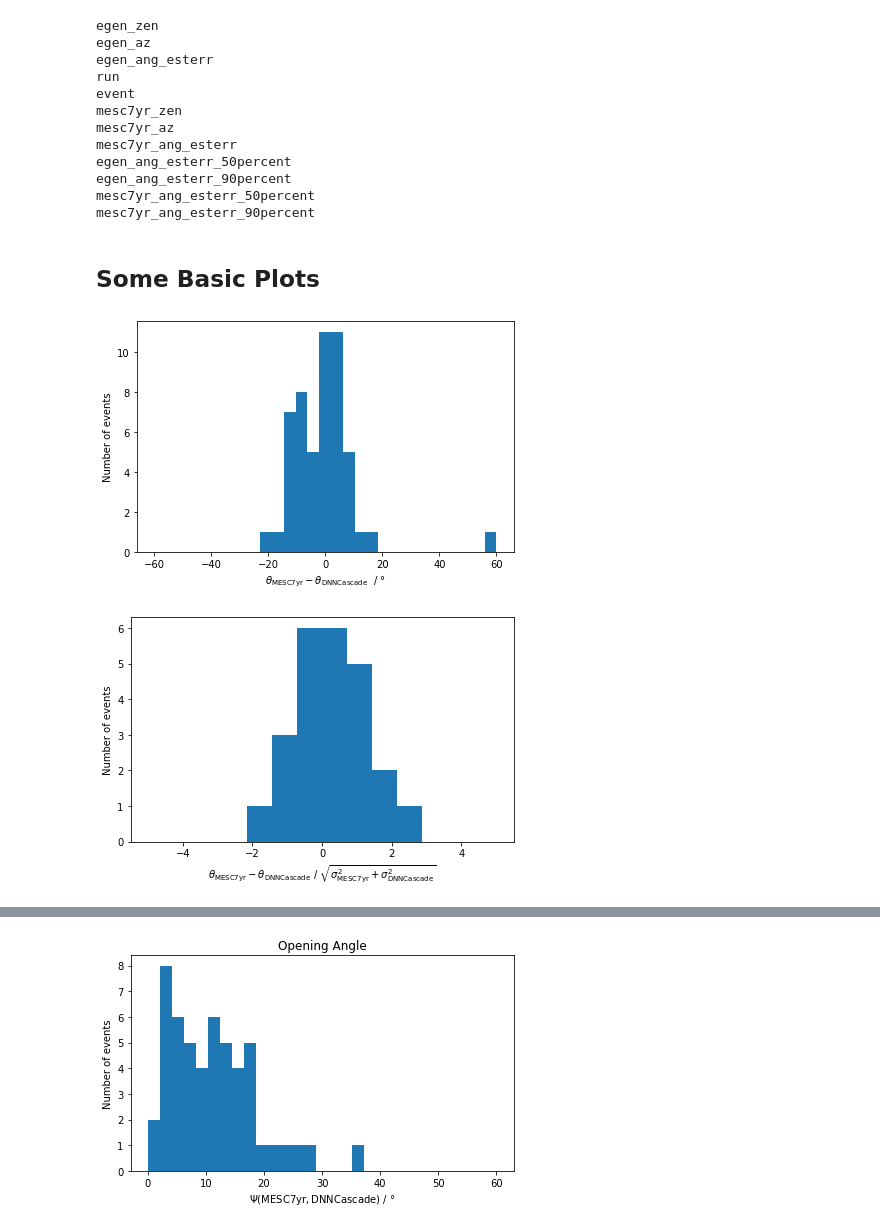
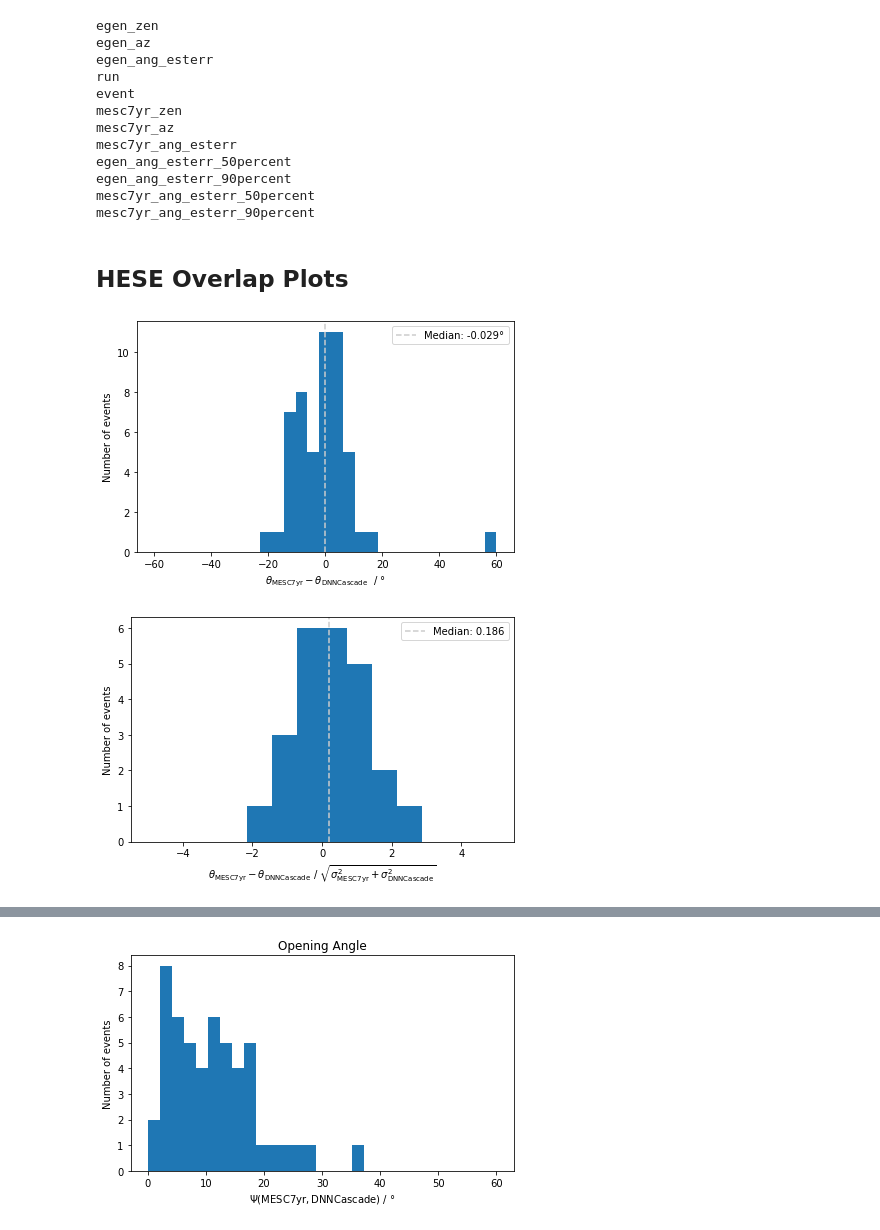
Before and after one commit to ssclafani949/DNNCascade, a Jupyter notebook: notebooks/event_selection/CreatePickleForEGenDirectFitComparison.ipynb, the cells around one changed output, grey strips where cells are left out. Drawn from its saved outputs; the diff is of its cells as text; code cells hidden in the pictures.

```diff
--- a/notebooks/event_selection/CreatePickleForEGenDirectFitComparison.ipynb
+++ b/notebooks/event_selection/CreatePickleForEGenDirectFitComparison.ipynb
@@ -387,29 +395,35 @@ egen_ang_esterr_90percent
 mesc7yr_ang_esterr_50percent
 mesc7yr_ang_esterr_90percent
 # %% [markdown]
-## Some Basic Plots
+## HESE Overlap Plots
 # %%
 residuals = data['mesc7yr_zen'] - data['egen_zen']
 sigma = np.sqrt(data['mesc7yr_ang_esterr']**2 - data['egen_ang_esterr']**2)
 
 bins = np.linspace(-60, 60, 30)
 fig, ax = plt.subplots(figsize=(6, 4))
 ax.hist(np.rad2deg(residuals), bins=bins)
+median = np.nanmedian(np.rad2deg(residuals))
+ax.axvline(median, color='0.8', ls='--', label='Median: {:3.3f}°'.format(median))
+ax.legend()
 ax.set_xlabel(r'$\theta_\mathrm{MESC7yr} - \theta_\mathrm{DNNCascade}$  / °')
 ax.set_ylabel('Number of events')
 fig.tight_layout()
 fig.savefig(os.path.join(plot_dir, 'residuals_zenith.png'))
 
 bins = np.linspace(-5, 5, 15)
 fig, ax = plt.subplots(figsize=(6, 4))
 ax.hist(residuals/sigma, bins=bins)
+median = np.nanmedian(residuals/sigma)
+ax.axvline(median, color='0.8', ls='--', label='Median: {:3.3f}'.format(median))
+ax.legend()
 ax.set_xlabel(r'$\theta_\mathrm{MESC7yr} - \theta_\mathrm{DNNCascade}$ / $\sqrt{\sigma_\mathrm{MESC7yr}^2 + \sigma_\mathrm{DNNCascade}^2}$')
 ax.set_ylabel('Number of events')
 fig.tight_layout()
 fig.savefig(os.path.join(plot_dir, 'residuals_zenith_relative.png'))
 # %% [output]
-[figure, old version]
+[figure, new version]
-[figure, old version]
+[figure, new version]
 # %%
 sigma = np.sqrt(data['mesc7yr_ang_esterr']**2 - data['egen_ang_esterr']**2)
 residuals = data['mesc7yr_az'] - data['egen_az']
```
Also changed, not shown: parts of 8 cells of this notebook.
